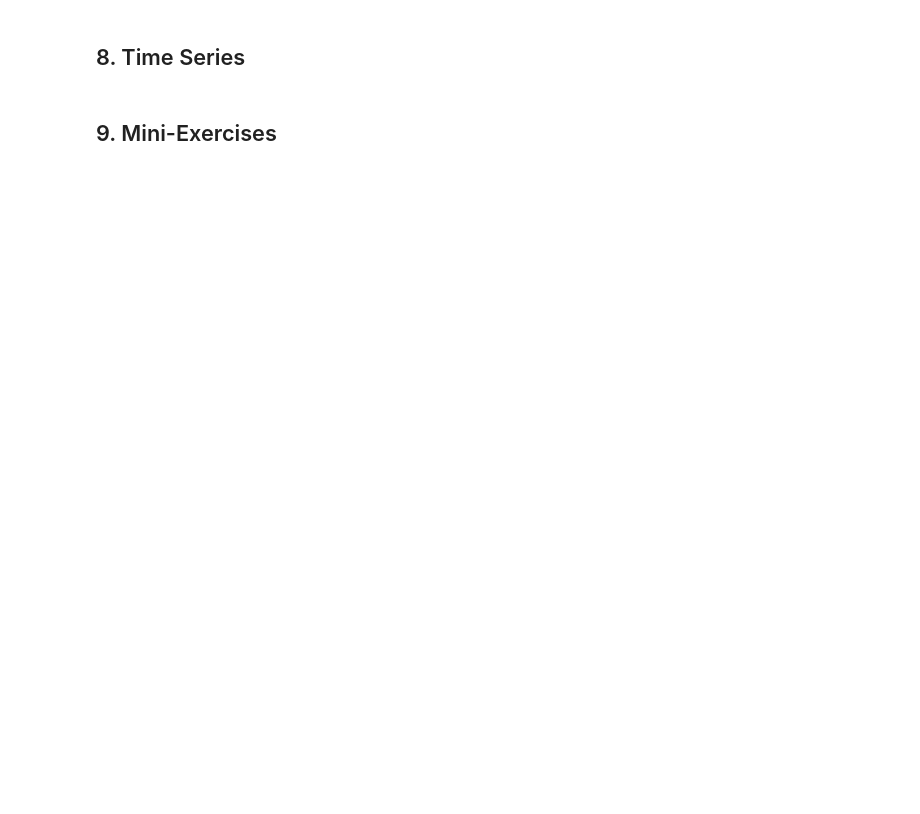
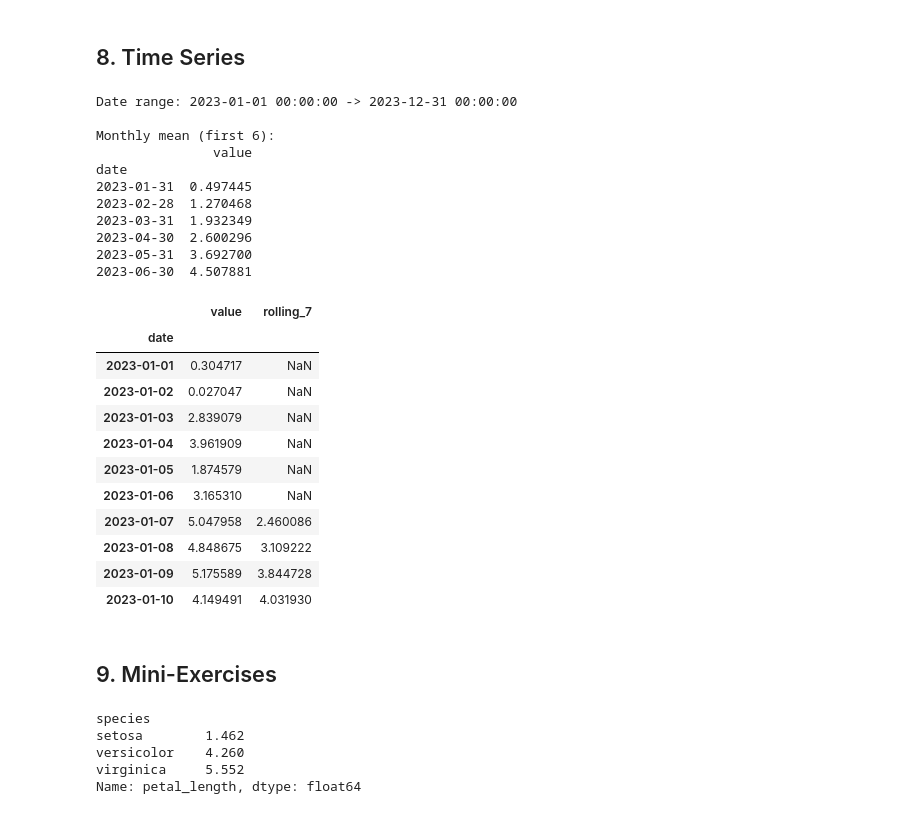
Before and after one commit to possakorn/data-scientist-sandbox, a Jupyter notebook: notebooks/02-pandas-fundamentals.ipynb, the cells around one changed output. Cells and saved outputs as stored; diff of their text form; code cells hidden in the pictures; blank space fills up the shorter version.

```diff
--- a/notebooks/02-pandas-fundamentals.ipynb
+++ b/notebooks/02-pandas-fundamentals.ipynb
@@ -151,22 +327,56 @@ merged[['product', 'category', 'revenue', 'weight_kg']].head()
 # %%
 ts = make_timeseries()
 ts = ts.set_index('date')
 
 print('Date range:', ts.index.min(), '->', ts.index.max())
 
 # Resample to monthly mean
-monthly = ts.resample('ME').mean()
+monthly = ts.resample('M').mean()
 print('\nMonthly mean (first 6):')
 print(monthly.head(6))
 
 # Rolling 7-day average
 ts['rolling_7'] = ts['value'].rolling(7).mean()
 ts.head(10)
+# %% [output]
+Date range: 2023-01-01 00:00:00 -> 2023-12-31 00:00:00
+
+Monthly mean (first 6):
+               value
+date
+2023-01-31  0.497445
+2023-02-28  1.270468
+2023-03-31  1.932349
+2023-04-30  2.600296
+2023-05-31  3.692700
+2023-06-30  4.507881
+|  | value | rolling_7 |
+| date |  |  |
+| 2023-01-01 | 0.304717 | NaN |
+| 2023-01-02 | 0.027047 | NaN |
+| 2023-01-03 | 2.839079 | NaN |
+| 2023-01-04 | 3.961909 | NaN |
+| 2023-01-05 | 1.874579 | NaN |
+| 2023-01-06 | 3.165310 | NaN |
+| 2023-01-07 | 5.047958 | 2.460086 |
+| 2023-01-08 | 4.848675 | 3.109222 |
+| 2023-01-09 | 5.175589 | 3.844728 |
+| 2023-01-10 | 4.149491 | 4.031930 |
 # %% [markdown]
 ## 9. Mini-Exercises
 # %%
 # Exercise 1: From the iris dataset, find the species with the highest mean petal length
 # Your code here
+# Find species with highest mean petal length
+mean_petal = df.groupby('species')['petal_length'].mean()
+best_species = mean_petal.idxmax()
+mean_petal
+# %% [output]
+species
+setosa        1.462
+versicolor    4.260
+virginica     5.552
+Name: petal_length, dtype: float64
 # %%
 # Exercise 2: From the sales dataset, find the top 3 (region, product) combos by revenue
 # Your code here
```
Also changed, not shown: parts of 15 cells of this notebook, 1 other file.
